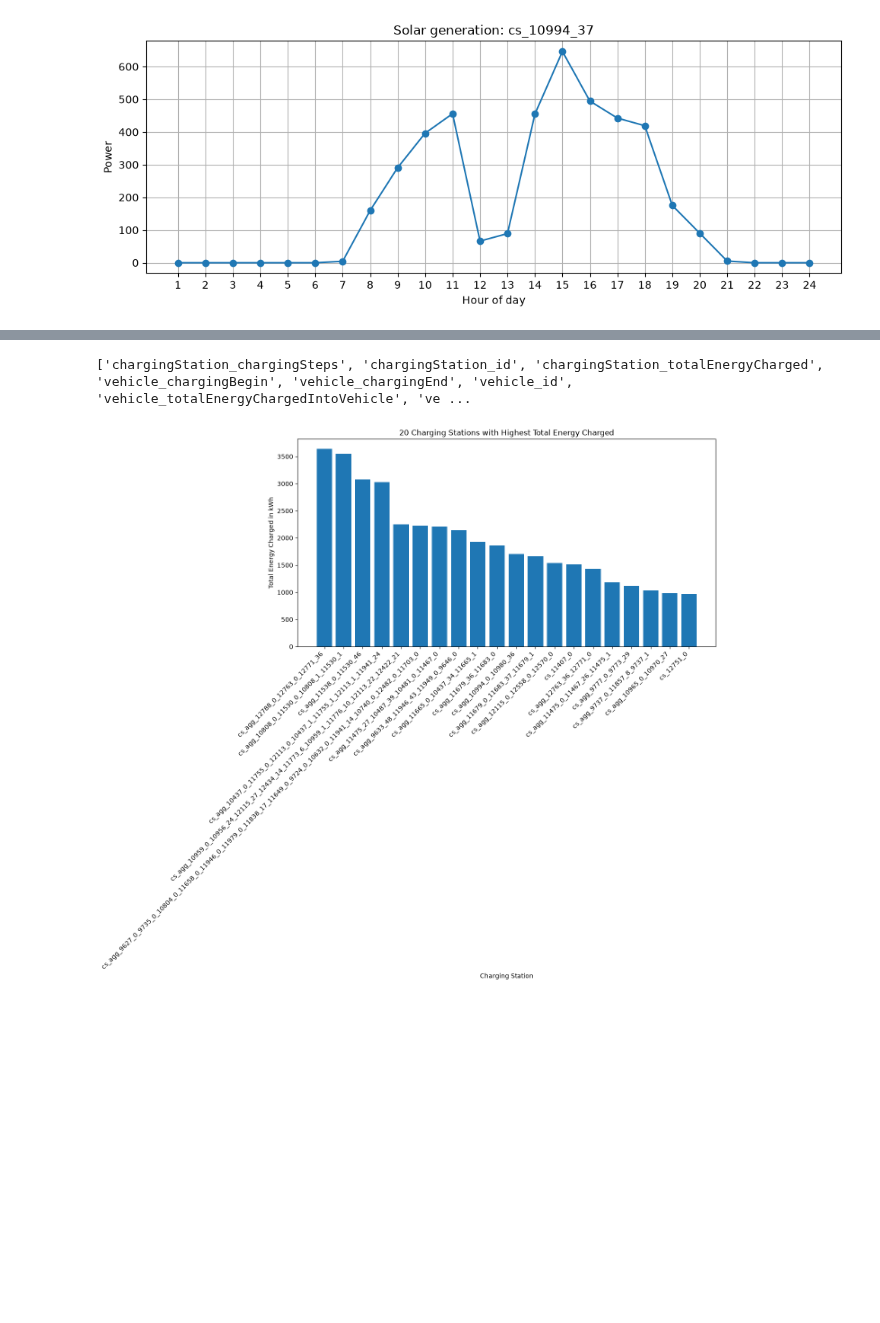
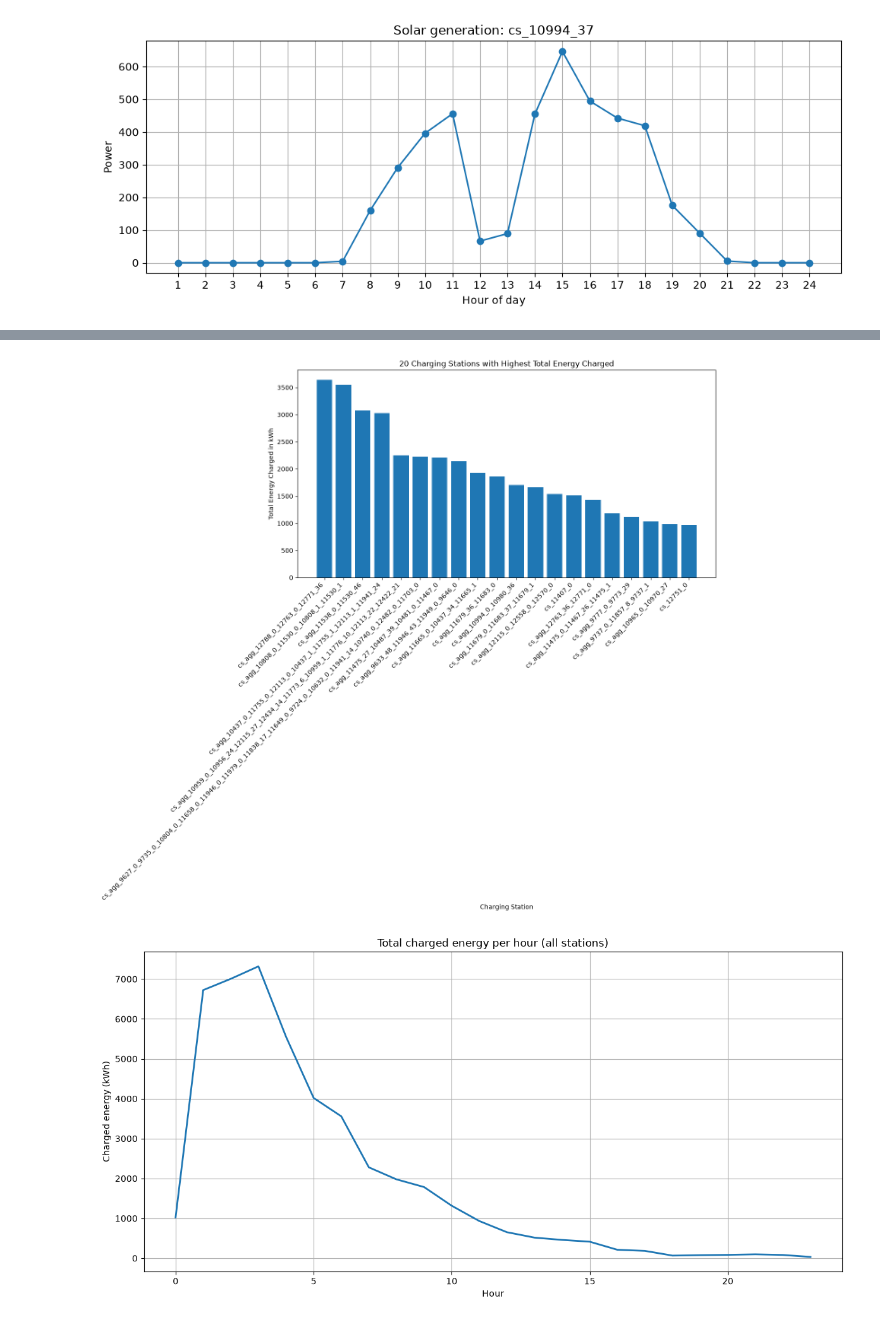
Before and after one commit to sven-vorg/best-ebus, a Jupyter notebook: scenario/eBuS/analysis/anlysis.ipynb, the cells around one changed output, grey strips where cells are left out. Saved outputs shown, nothing was run; the diff lists cells and outputs as text; code cells hidden in the pictures; blank space fills up the shorter version.

```diff
--- a/scenario/eBuS/analysis/anlysis.ipynb
+++ b/scenario/eBuS/analysis/anlysis.ipynb
@@ -219,5 +220,5 @@ plot_hourly_charging(station_df)
 # %%
-def plot_top_bottom_20(station_df):
+def plot_top_20(station_df):
     # Get the last entry for each charging station
     final = (
         station_df.sort_values("step_time")
@@ -244,8 +245,45 @@ def plot_top_bottom_20(station_df):
 
 station_df = pd.read_csv(station_csv, sep = ";")
 #print(station_df.head())
-print(station_df.columns.tolist())
-plot_top_bottom_20(station_df)
+#print(station_df.columns.tolist())
+plot_top_20(station_df)
 # %% [output]
-['chargingStation_chargingSteps', 'chargingStation_id', 'chargingStation_totalEnergyCharged', 'vehicle_chargingBegin', 'vehicle_chargingEnd', 'vehicle_id', 'vehicle_totalEnergyChargedIntoVehicle', 've ...
 [figure]
+# %%
+def plot_total_hourly_energy(station_df: pd.DataFrame):
+    """
+    Plot the total charged energy (kWh) across all charging stations per hour.
+    Assumes step_energyCharged is in Wh.
+    """
+    station_df = station_df.dropna(subset=["step_time"]).copy()
+
+    # Hour since simulation start
+    station_df["hour"] = (station_df["step_time"] // 3600).astype(int)
+
+    hourly = (
+        station_df.groupby("hour")["step_energyCharged"]
+        .sum()
+        .reset_index()
+    )
+
+    # Convert Wh -> kWh
+    hourly["step_energyCharged"] /= 1000
+
+    plt.figure(figsize=(12, 6))
+    plt.plot(
+        hourly["hour"],
+        hourly["step_energyCharged"],
+        linewidth=2
+    )
+
+    plt.xlabel("Hour")
+    plt.ylabel("Charged energy (kWh)")
+    plt.title("Total charged energy per hour (all stations)")
+    plt.grid(True)
+    plt.tight_layout()
+    plt.show()
+
+station_df = pd.read_csv(station_csv, sep = ";")
+plot_total_hourly_energy(station_df)
+# %% [output]
+[figure, added]
```
Also changed, not shown: parts of 2 cells of this notebook, 11 other files.
